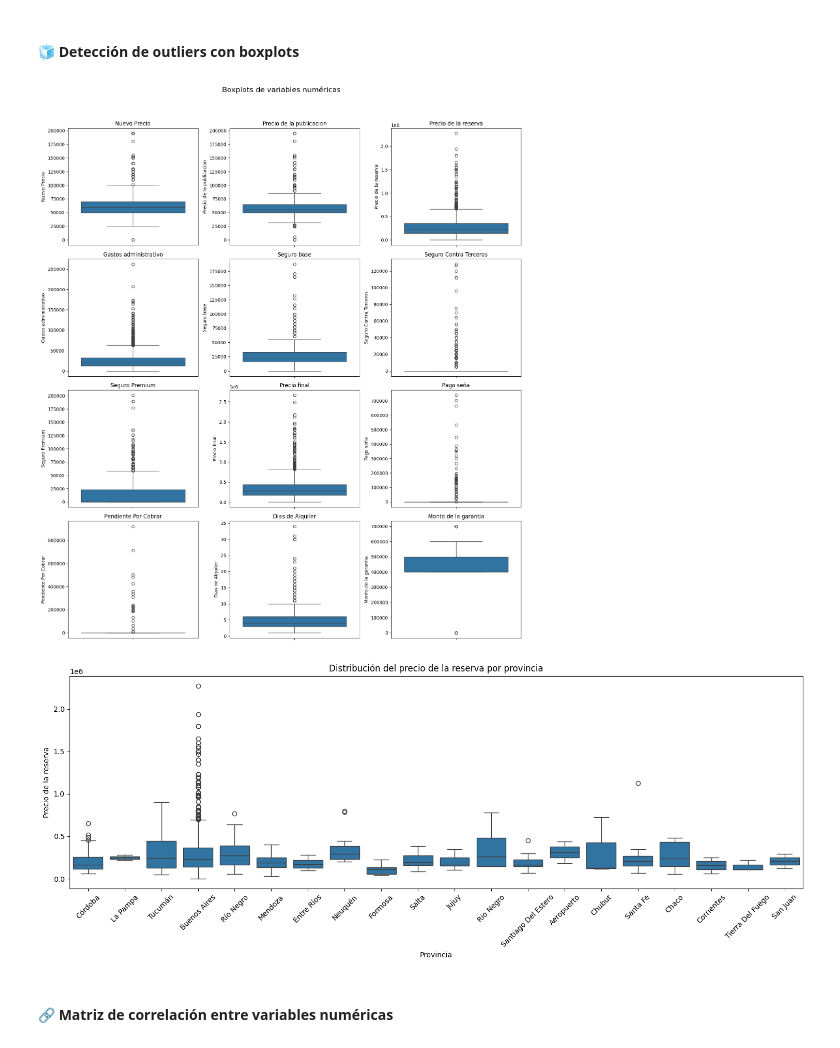
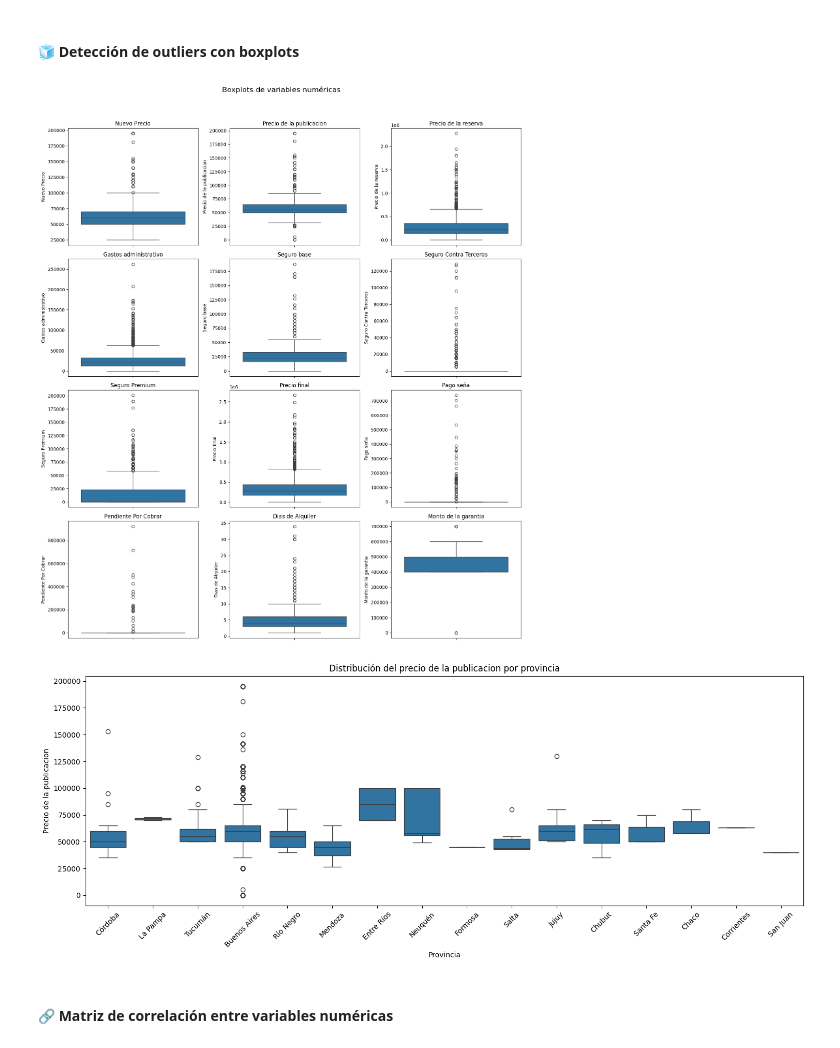
Before and after one commit to dlimachi/TP-ATUA, a Jupyter notebook: TP-Entregable2.ipynb, the cells around one changed output. Cells and saved outputs as stored; diff of their text form; code cells hidden in the pictures.

```diff
--- a/TP-Entregable2.ipynb
+++ b/TP-Entregable2.ipynb
@@ -364,27 +370,27 @@ plt.show()
 # %%
 # Boxplots verticales de las 12 variables numéricas (3 por fila)
 fig, axes = plt.subplots(4, 3, figsize=(15, 18))
 
 columnas = df_filtered.select_dtypes(include='number').columns
 
 for i, ax in enumerate(axes.flat):
     sns.boxplot(y=df_filtered[columnas[i]], ax=ax)
     ax.set_title(columnas[i])
 
 plt.suptitle('Boxplots de variables numéricas', fontsize=16)
 plt.tight_layout(rect=[0, 0.03, 1, 0.95])
 plt.show()
 
 
 plt.figure(figsize=(15, 6))
-sns.boxplot(x='Provincia', y='Precio de la reserva', data=df_filtered)
+sns.boxplot(x='Provincia', y='Precio de la publicacion', data=df_filtered)
 plt.xticks(rotation=45)
-plt.title('Distribución del precio de la reserva por provincia')
+plt.title('Distribución del precio de la publicacion por provincia')
 plt.tight_layout()
 plt.show()
 # %% [output]
-[figure, old version]
+[figure, new version]
-[figure, old version]
+[figure, new version]
 # %% [markdown]
 #### 🔗 Matriz de correlación entre variables numéricas
 # %%
```
Also changed, not shown: parts of 3 cells of this notebook, 2 other files.
